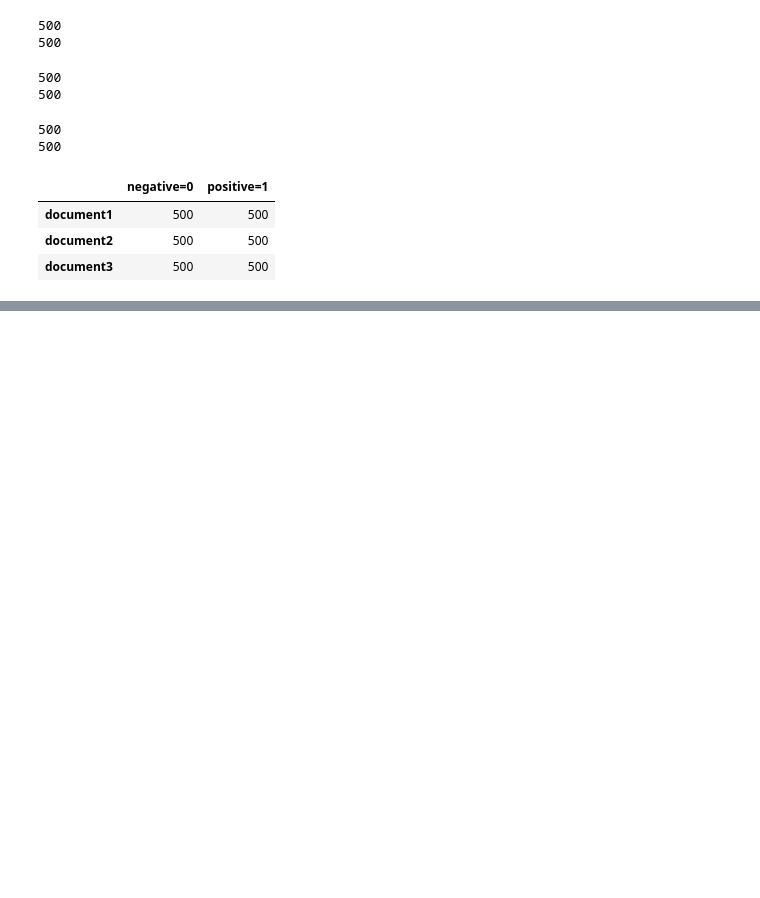
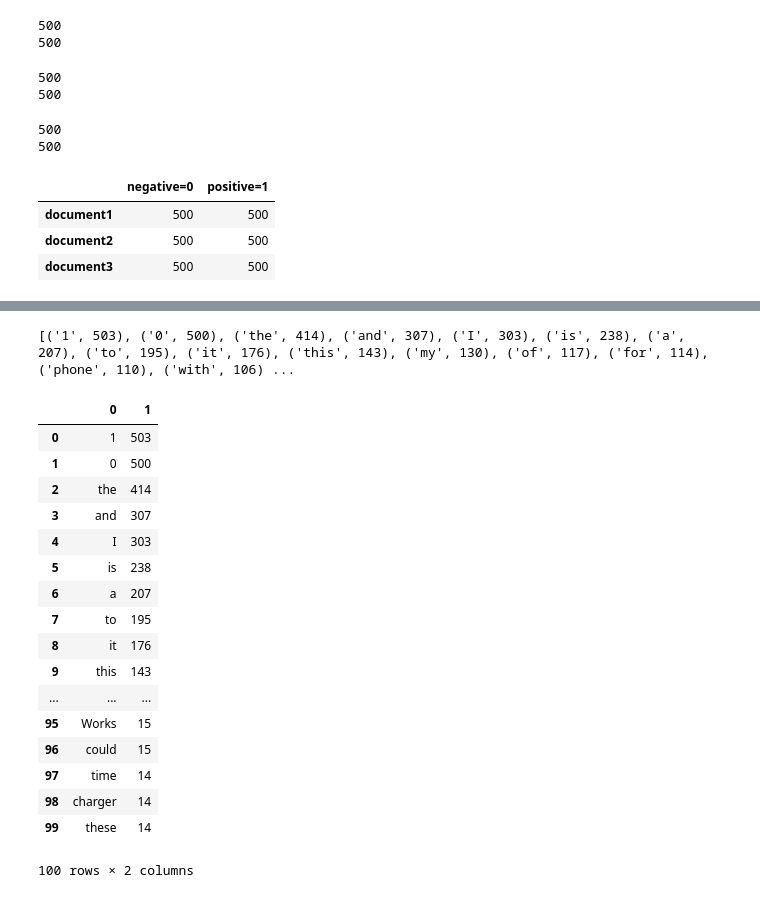
Before and after one commit to gloria013/data_mining_hw_1, a Jupyter notebook: hw_1.ipynb, the cells around one changed output, grey strips where cells are left out. Cells and saved outputs as stored; diff of their text form; code cells hidden in the pictures; blank space fills up the shorter version.

```diff
--- a/hw_1.ipynb
+++ b/hw_1.ipynb
@@ -127,0 +172,27 @@ print(y1.most_common(50))
+# %%
+x=a.split()
+y1=Counter(x)
+y1
+print(y1.most_common(100))
+df1=pd.DataFrame(y1.most_common(100))
+df1
+# %% [output]
+[('1', 503), ('0', 500), ('the', 414), ('and', 307), ('I', 303), ('is', 238), ('a', 207), ('to', 195), ('it', 176), ('this', 143), ('my', 130), ('of', 117), ('for', 114), ('phone', 110), ('with', 106) ...
+|  | 0 | 1 |
+| 0 | 1 | 503 |
+| 1 | 0 | 500 |
+| 2 | the | 414 |
+| 3 | and | 307 |
+| 4 | I | 303 |
+| 5 | is | 238 |
+| 6 | a | 207 |
+| 7 | to | 195 |
+| 8 | it | 176 |
+| 9 | this | 143 |
+| ... | ... | ... |
+| 95 | Works | 15 |
+| 96 | could | 15 |
+| 97 | time | 14 |
+| 98 | charger | 14 |
+| 99 | these | 14 |
+100 rows × 2 columns
```
Also changed, not shown: parts of 4 cells of this notebook, 2 other files.
